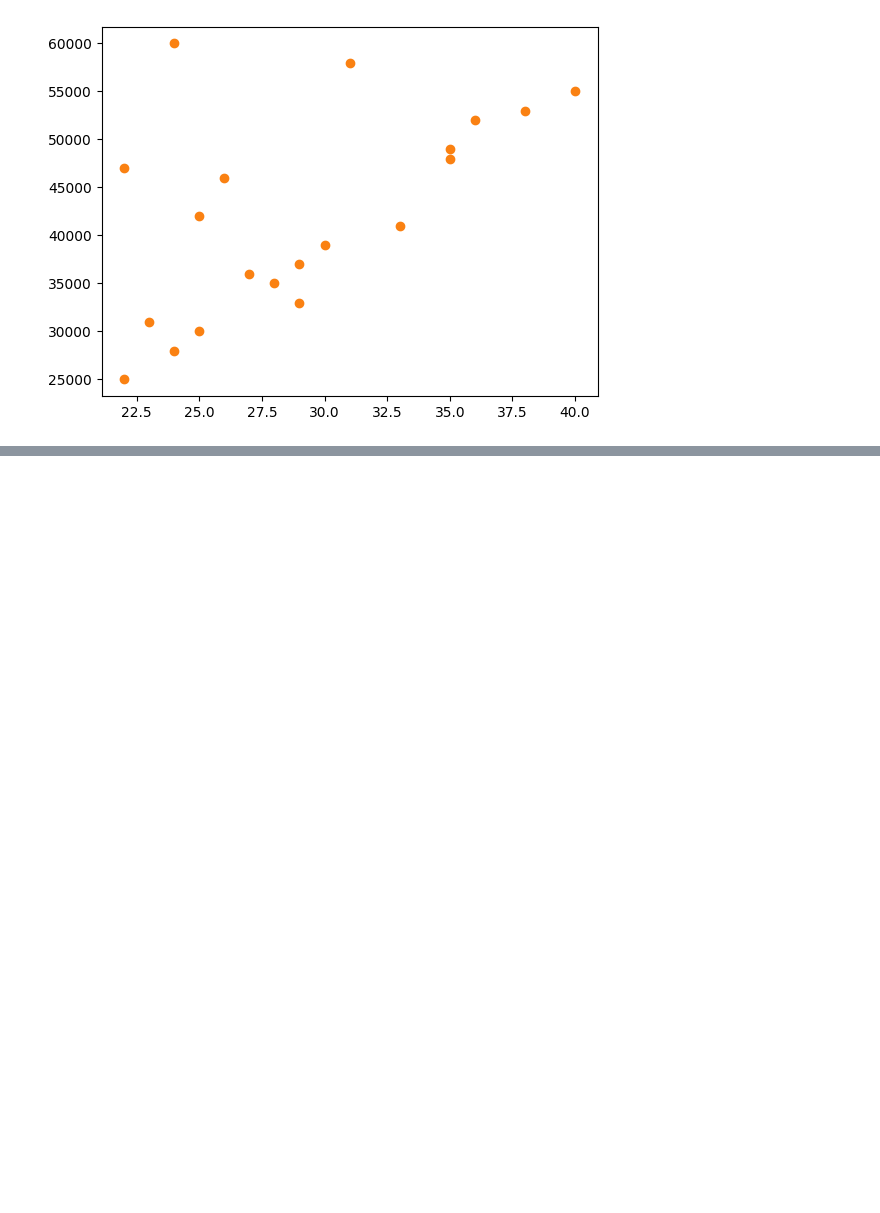
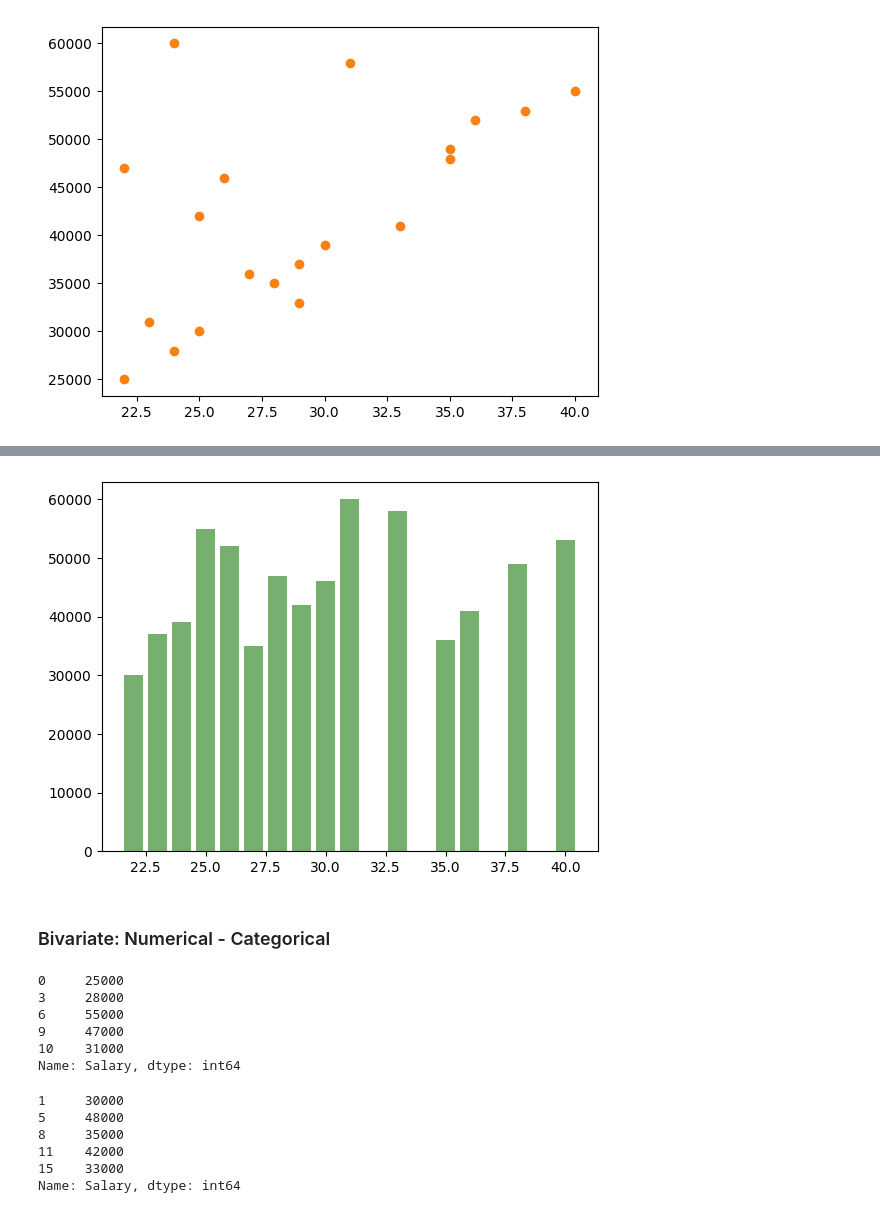
Before and after one commit to BADARRASHEED/Matplotlib, a Jupyter notebook: Matplotlib.ipynb, the cells around one changed output, grey strips where cells are left out. Drawn from its saved outputs; the diff is of its cells as text; code cells hidden in the pictures; blank space fills up the shorter version.

```diff
--- a/Matplotlib.ipynb
+++ b/Matplotlib.ipynb
@@ -158,0 +168,8 @@ plt.show()
+# %%
+# bar chart
+plt.bar(sort_age["Age"], df["Salary"], color="#75B06F")
+plt.show()
+# %% [output]
+[figure, added]
+# %% [markdown]
+### Bivariate: Numerical - Categorical
@@ -158,0 +178,9 @@ plt.show()
+# %%
+hr_sal.head()
+# %% [output]
+0     25000
+3     28000
+6     55000
+9     47000
+10    31000
+Name: Salary, dtype: int64
@@ -158,0 +189,9 @@ plt.show()
+# %%
+it_sal.head()
+# %% [output]
+1     30000
+5     48000
+8     35000
+11    42000
+15    33000
+Name: Salary, dtype: int64
```
Also changed, not shown: parts of 9 cells of this notebook.
